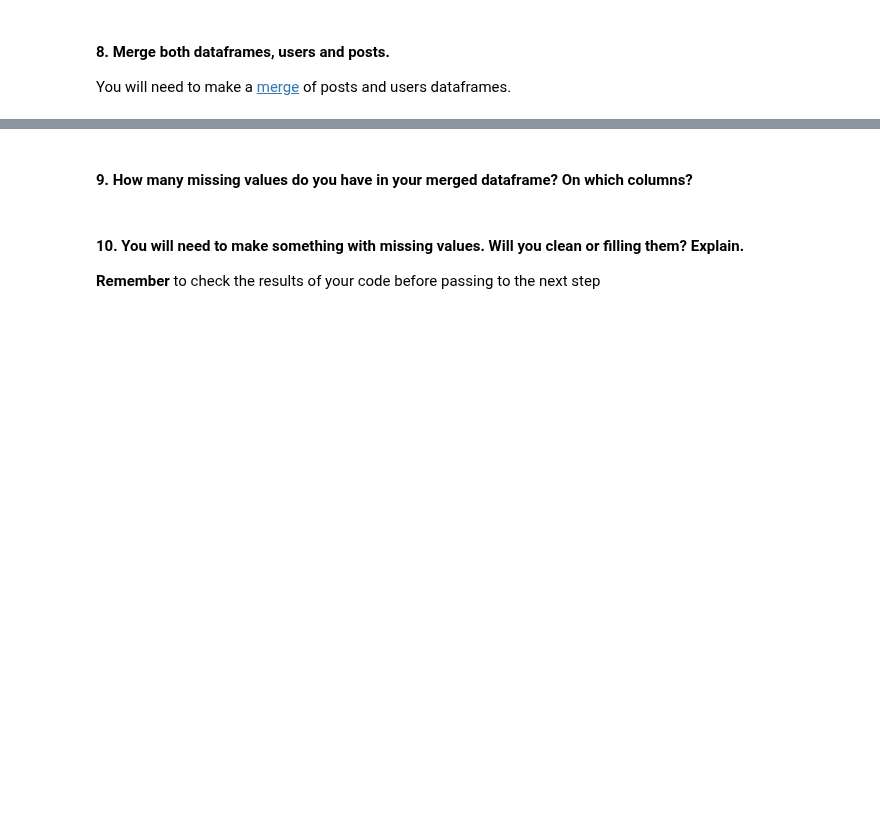
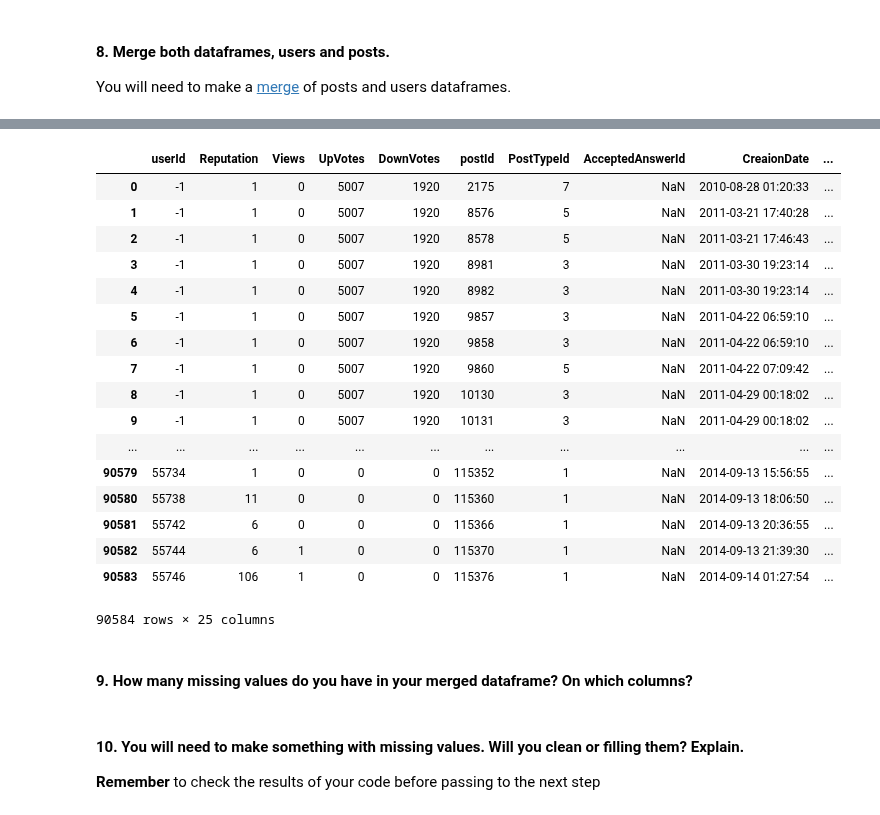
Before and after one commit to ironhack-datalabs/datamad0819, a Jupyter notebook: module-1/lab-data_cleaning/your-code/main.ipynb, the cells around one changed output, grey strips where cells are left out. Drawn from its saved outputs; the diff is of its cells as text; code cells hidden in the pictures; blank space fills up the shorter version.

```diff
--- a/module-1/lab-data_cleaning/your-code/main.ipynb
+++ b/module-1/lab-data_cleaning/your-code/main.ipynb
@@ -124,10 +127,4 @@ df.rename(columns={"Id":"postId", "OwnerUserId":"userId"})
-# %%
-df2 = pd.DataFrame(posts)
 # %% [markdown]
 #### 8. Define new dataframes for users and posts with the following selected columns:
     **users columns**: userId, Reputation,Views,UpVotes,DownVotes
     **posts columns**: postId, Score,userID,ViewCount,CommentCount
-# %%
-df = data.rename("":"Reputation", "":"Views",   :"UpVotes",    :"DownVotes")
-
-df2 = data.rename("PostTypeId":"Score" ,"":"userID" , "":"ViewCount",   "":"CommentCount")
@@ -151,0 +131,4 @@ df2 = data.rename("PostTypeId":"Score" ,"":"userID" , "":"ViewCount",   "":"Comm
+# %%
+df = df[["userId","Reputation","Views","UpVotes","DownVotes"]]
+
+df
@@ -151,0 +154,3 @@ df2 = data.rename("PostTypeId":"Score" ,"":"userID" , "":"ViewCount",   "":"Comm
+# %%
+df2 = df2[["postId","Score","userId","ViewCount","CommentCount"]]
+df2
@@ -176,3 +179,26 @@ df
+# %%
+df3 = pd.merge(df,df2,on = "userId")
+
+df3
+# %% [output]
+|  | userId | Reputation | Views | UpVotes | DownVotes | postId | PostTypeId | AcceptedAnswerId | CreaionDate | ... |
+| 0 | -1 | 1 | 0 | 5007 | 1920 | 2175 | 7 | NaN | 2010-08-28 01:20:33 | ... |
+| 1 | -1 | 1 | 0 | 5007 | 1920 | 8576 | 5 | NaN | 2011-03-21 17:40:28 | ... |
+| 2 | -1 | 1 | 0 | 5007 | 1920 | 8578 | 5 | NaN | 2011-03-21 17:46:43 | ... |
+| 3 | -1 | 1 | 0 | 5007 | 1920 | 8981 | 3 | NaN | 2011-03-30 19:23:14 | ... |
+| 4 | -1 | 1 | 0 | 5007 | 1920 | 8982 | 3 | NaN | 2011-03-30 19:23:14 | ... |
+| 5 | -1 | 1 | 0 | 5007 | 1920 | 9857 | 3 | NaN | 2011-04-22 06:59:10 | ... |
+| 6 | -1 | 1 | 0 | 5007 | 1920 | 9858 | 3 | NaN | 2011-04-22 06:59:10 | ... |
+| 7 | -1 | 1 | 0 | 5007 | 1920 | 9860 | 5 | NaN | 2011-04-22 07:09:42 | ... |
+| 8 | -1 | 1 | 0 | 5007 | 1920 | 10130 | 3 | NaN | 2011-04-29 00:18:02 | ... |
+| 9 | -1 | 1 | 0 | 5007 | 1920 | 10131 | 3 | NaN | 2011-04-29 00:18:02 | ... |
+| ... | ... | ... | ... | ... | ... | ... | ... | ... | ... | ... |
+| 90579 | 55734 | 1 | 0 | 0 | 0 | 115352 | 1 | NaN | 2014-09-13 15:56:55 | ... |
+| 90580 | 55738 | 11 | 0 | 0 | 0 | 115360 | 1 | NaN | 2014-09-13 18:06:50 | ... |
+| 90581 | 55742 | 6 | 0 | 0 | 0 | 115366 | 1 | NaN | 2014-09-13 20:36:55 | ... |
+| 90582 | 55744 | 6 | 1 | 0 | 0 | 115370 | 1 | NaN | 2014-09-13 21:39:30 | ... |
+| 90583 | 55746 | 106 | 1 | 0 | 0 | 115376 | 1 | NaN | 2014-09-14 01:27:54 | ... |
+90584 rows × 25 columns
 # %% [markdown]
 #### 9. How many missing values do you have in your merged dataframe? On which columns?
 # %% [markdown]
```
Also changed, not shown: parts of 6 cells of this notebook.
